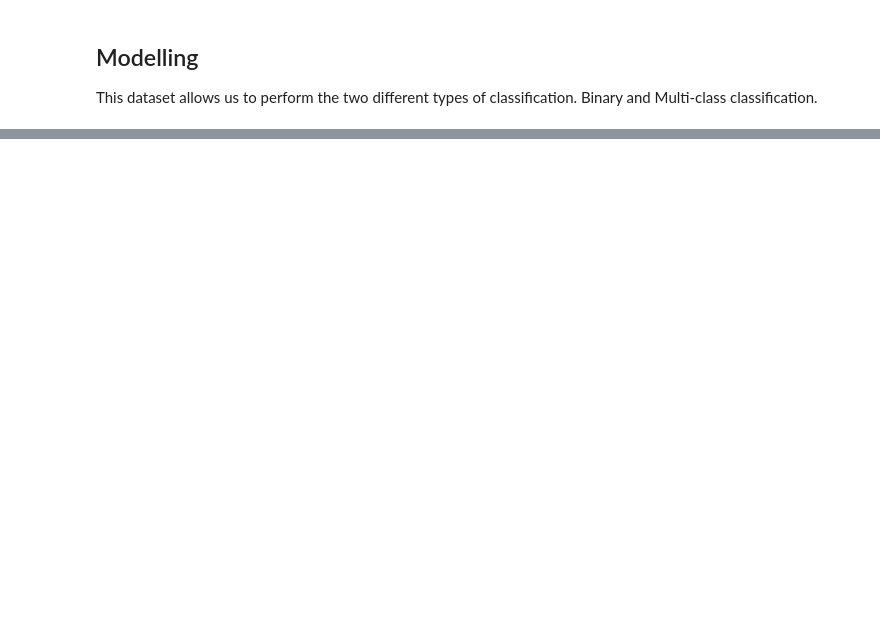
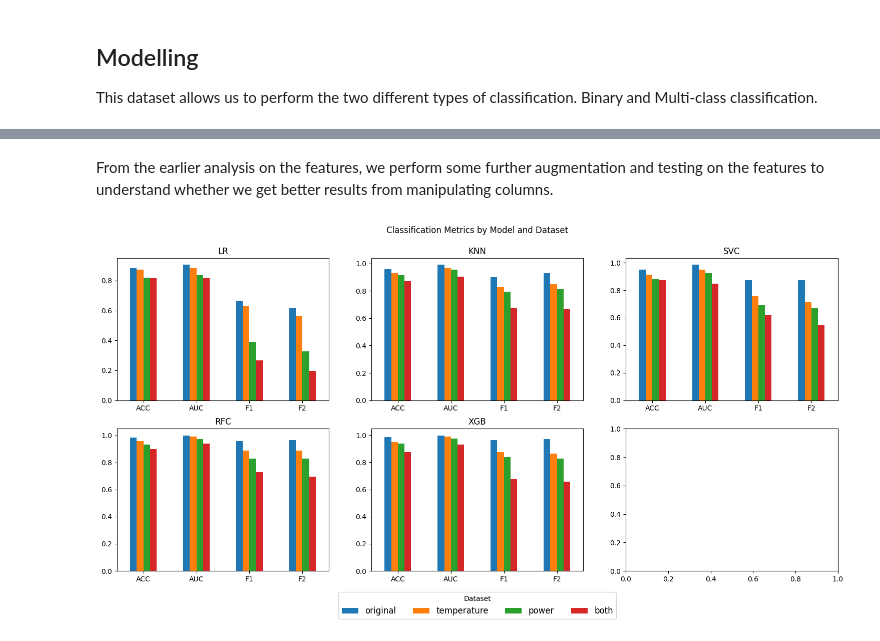
Before and after one commit to iyissa/ml-portfolio, a Jupyter notebook: notebooks/machine_predict.ipynb, the cells around one changed output, grey strips where cells are left out. Drawn from its saved outputs; the diff is of its cells as text; code cells hidden in the pictures; blank space fills up the shorter version.

Commit message:
Modelling and analysis completion

```diff
--- a/notebooks/machine_predict.ipynb
+++ b/notebooks/machine_predict.ipynb
@@ -334,0 +614,64 @@ import xgboost
+# %% [markdown]
+From the earlier analysis on the features, we perform some further augmentation and testing on the features to understand whether we get better results from manipulating columns.
+# %%
+# Initialize classifiers
+classifiers = [
+    LogisticRegression(),
+    KNeighborsClassifier(),
+    SVC(probability=True),
+    RandomForestClassifier(),
+    XGBClassifier()
+]
+
+classifier_names = ['LR', 'KNN', 'SVC', 'RFC', 'XGB']
+
+# Fit models on various datasets and collect metrics
+metrics_raw = fit_models(classifiers, classifier_names, X_train, X_val, y_train, y_val)
+
+# Feature engineering for temperature products
+XX_train_temp = X_train.drop(columns=['process_temperature', 'air_temperature'])
+XX_val_temp = X_val.drop(columns=['process_temperature', 'air_temperature'])
+XX_train_temp['temperature'] = X_train['process_temperature'] * X_train['air_temperature']
+XX_val_temp['temperature'] = X_val['process_temperature'] * X_val['air_temperature']
+metrics_temp = fit_models(classifiers, classifier_names, XX_train_temp, XX_val_temp, y_train, y_val)
+
+# Feature engineering for power products
+XX_train_power = X_train.drop(columns=['rotational_speed', 'torque'])
+XX_val_power = X_val.drop(columns=['rotational_speed', 'torque'])
+XX_train_power['power'] = X_train['rotational_speed'] * X_train['torque']
+XX_val_power['power'] = X_val['rotational_speed'] * X_val['torque']
+metrics_power = fit_models(classifiers, classifier_names, XX_train_power, XX_val_power, y_train, y_val)
+
+# Feature engineering for both temperature and power products
+XX_train_both = X_train.drop(columns=['process_temperature', 'air_temperature', 'rotational_speed', 'torque'])
+XX_val_both = X_val.drop(columns=['process_temperature', 'air_temperature', 'rotational_speed', 'torque'])
+XX_train_both['temperature'] = X_train['process_temperature'] * X_train['air_temperature']
+XX_val_both['temperature'] = X_val['process_temperature'] * X_val['air_temperature']
+XX_train_both['power'] = X_train['rotational_speed'] * X_train['torque']
+XX_val_both['power'] = X_val['rotational_speed'] * X_val['torque']
+metrics_both = fit_models(classifiers, classifier_names, XX_train_both, XX_val_both, y_train, y_val)
+
+# Visualization of classification metrics
+fig, axs = plt.subplots(nrows=2, ncols=3, figsize=(18, 8))
+fig.suptitle('Classification Metrics by Model and Dataset')
+
+# Loop through classifiers and plot metrics
+for j, model_name in enumerate(classifier_names):
+    ax = axs[j // 3, j % 3]
+    model_metrics = pd.DataFrame(data=[
+        metrics_raw[model_name],
+        metrics_temp[model_name],
+        metrics_power[model_name],
+        metrics_both[model_name]
+    ])
+    model_metrics.index = ['original', 'temperature', 'power', 'both']
+    model_metrics.transpose().plot(ax=ax, kind='bar', rot=0)
+    ax.title.set_text(model_name)
+    ax.get_legend().remove()
+
+# Adjust layout and add legend
+fig.subplots_adjust(top=0.9, left=0.1, right=0.9, bottom=0.12)
+axs.flatten()[-2].legend(title='Dataset', loc='upper center', bbox_to_anchor=(0.5, -0.12), ncol=4, fontsize=12)
+plt.show()
+# %% [output]
+[figure, added]
```
Also changed, not shown: parts of 37 cells of this notebook, 2 other files.
